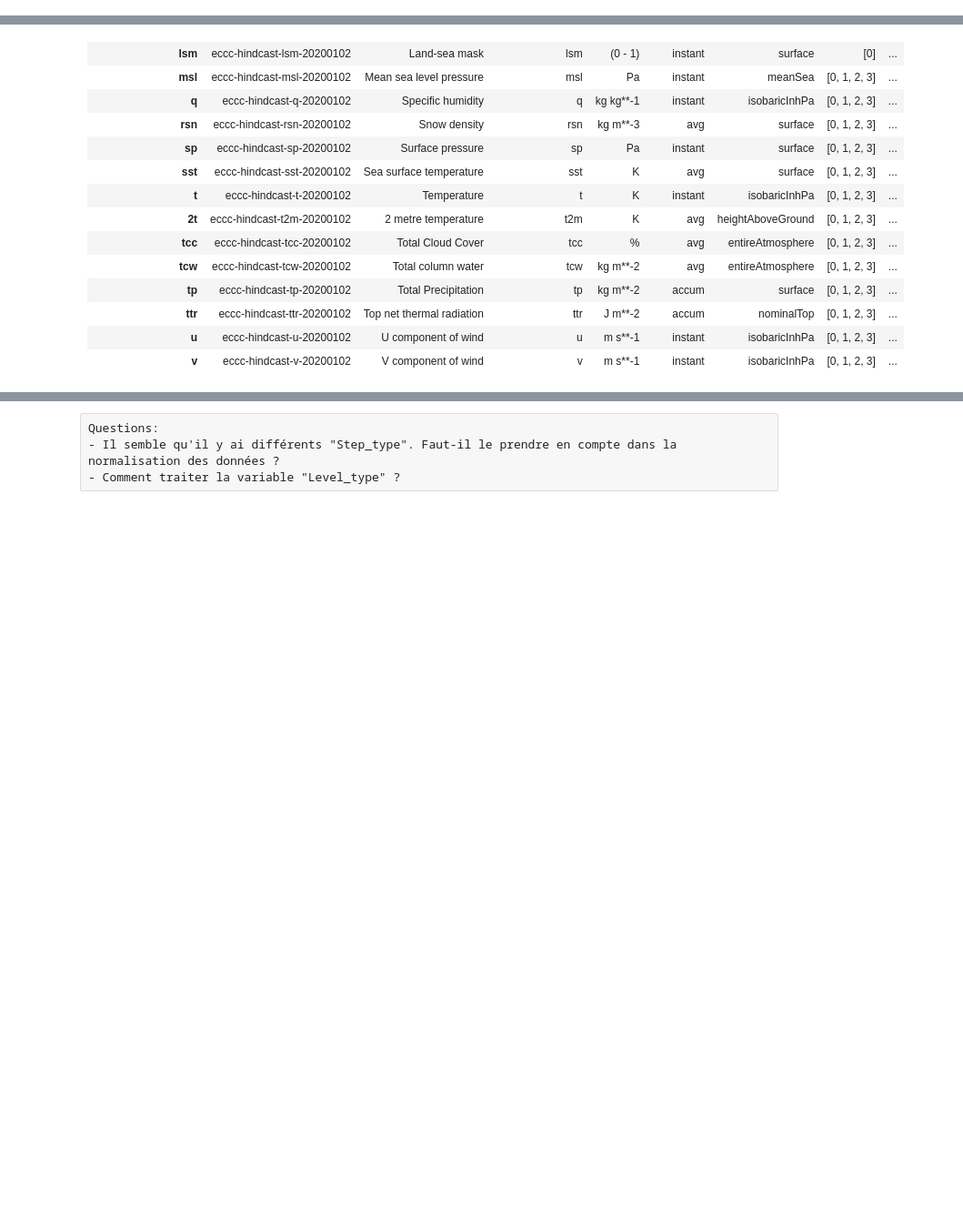
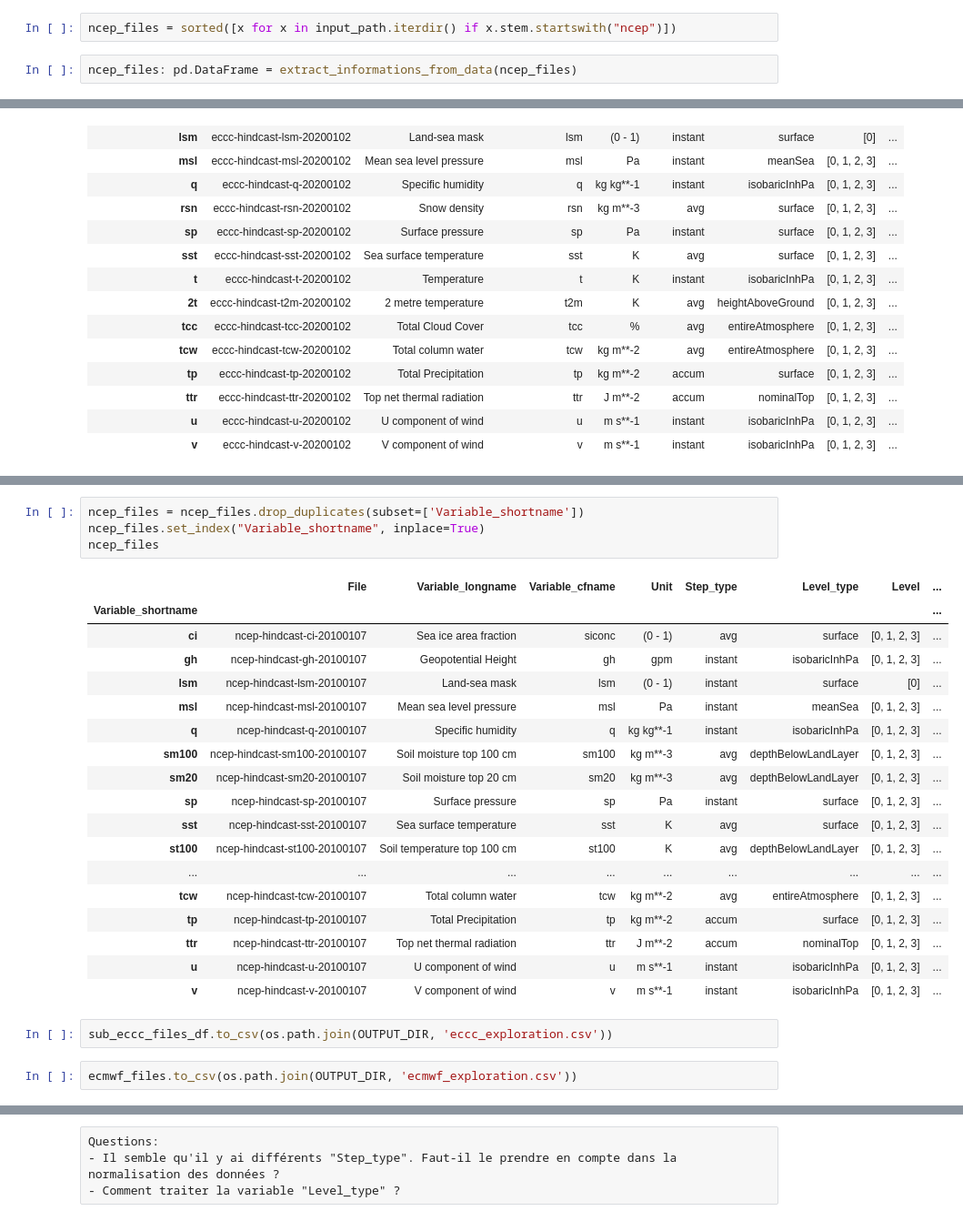
Before and after one commit to crim-ca/crims2s, a Jupyter notebook: notebooks/JG - Data Processing.ipynb, the cells around one changed output, grey strips where cells are left out. Shown at 91% size. Cells and saved outputs as stored; diff of their text form; blank space fills up the shorter version.

```diff
--- a/notebooks/JG - Data Processing.ipynb
+++ b/notebooks/JG - Data Processing.ipynb
@@ -76 +113,5 @@ for file, i in zip(eccc_files, tqdm(range(0, len(eccc_files)), desc ="Extract in
+# %%
+ncep_files = sorted([x for x in input_path.iterdir() if x.stem.startswith("ncep")])
+# %%
+ncep_files: pd.DataFrame = extract_informations_from_data(ncep_files)
 # %% [markdown]
@@ -100,0 +165,27 @@ sub_eccc_files_df
+# %%
+ncep_files = ncep_files.drop_duplicates(subset=['Variable_shortname'])
+ncep_files.set_index("Variable_shortname", inplace=True)
+ncep_files
+# %% [output]
+|  | File | Variable_longname | Variable_cfname | Unit | Step_type | Level_type | Level | ... |
+| Variable_shortname |  |  |  |  |  |  |  | ... |
+| ci | ncep-hindcast-ci-20100107 | Sea ice area fraction | siconc | (0 - 1) | avg | surface | [0, 1, 2, 3] | ... |
+| gh | ncep-hindcast-gh-20100107 | Geopotential Height | gh | gpm | instant | isobaricInhPa | [0, 1, 2, 3] | ... |
+| lsm | ncep-hindcast-lsm-20100107 | Land-sea mask | lsm | (0 - 1) | instant | surface | [0] | ... |
+| msl | ncep-hindcast-msl-20100107 | Mean sea level pressure | msl | Pa | instant | meanSea | [0, 1, 2, 3] | ... |
+| q | ncep-hindcast-q-20100107 | Specific humidity | q | kg kg**-1 | instant | isobaricInhPa | [0, 1, 2, 3] | ... |
+| sm100 | ncep-hindcast-sm100-20100107 | Soil moisture top 100 cm | sm100 | kg m**-3 | avg | depthBelowLandLayer | [0, 1, 2, 3] | ... |
+| sm20 | ncep-hindcast-sm20-20100107 | Soil moisture top 20 cm | sm20 | kg m**-3 | avg | depthBelowLandLayer | [0, 1, 2, 3] | ... |
+| sp | ncep-hindcast-sp-20100107 | Surface pressure | sp | Pa | instant | surface | [0, 1, 2, 3] | ... |
+| sst | ncep-hindcast-sst-20100107 | Sea surface temperature | sst | K | avg | surface | [0, 1, 2, 3] | ... |
+| st100 | ncep-hindcast-st100-20100107 | Soil temperature top 100 cm | st100 | K | avg | depthBelowLandLayer | [0, 1, 2, 3] | ... |
+| ... | ... | ... | ... | ... | ... | ... | ... | ... |
+| tcw | ncep-hindcast-tcw-20100107 | Total column water | tcw | kg m**-2 | avg | entireAtmosphere | [0, 1, 2, 3] | ... |
+| tp | ncep-hindcast-tp-20100107 | Total Precipitation | tp | kg m**-2 | accum | surface | [0, 1, 2, 3] | ... |
+| ttr | ncep-hindcast-ttr-20100107 | Top net thermal radiation | ttr | J m**-2 | accum | nominalTop | [0, 1, 2, 3] | ... |
+| u | ncep-hindcast-u-20100107 | U component of wind | u | m s**-1 | instant | isobaricInhPa | [0, 1, 2, 3] | ... |
+| v | ncep-hindcast-v-20100107 | V component of wind | v | m s**-1 | instant | isobaricInhPa | [0, 1, 2, 3] | ... |
+# %%
+sub_eccc_files_df.to_csv(os.path.join(OUTPUT_DIR, 'eccc_exploration.csv'))
+# %%
+ecmwf_files.to_csv(os.path.join(OUTPUT_DIR, 'ecmwf_exploration.csv'))
```
Also changed, not shown: parts of 26 cells of this notebook.
